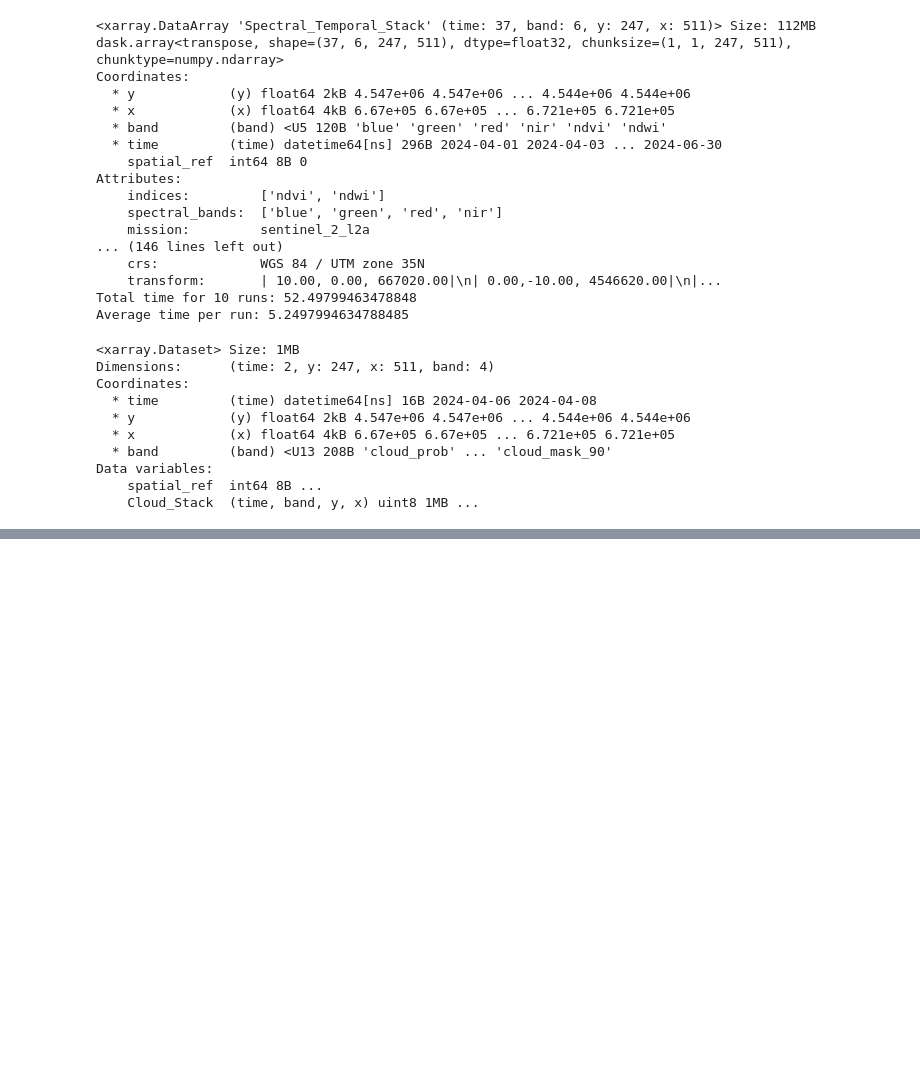
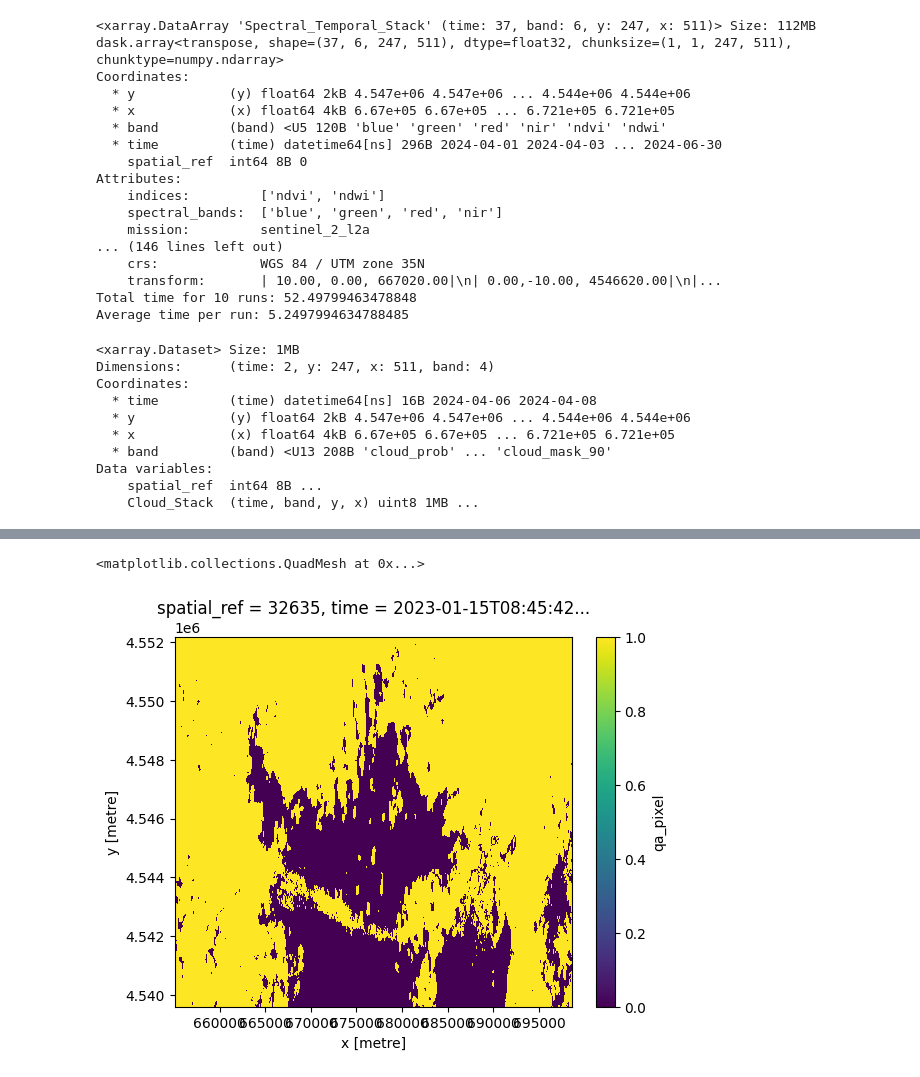
Before and after one commit to BaturalpArisoy/stac2cube, a Jupyter notebook: interactive/interactive.ipynb, the cells around one changed output, grey strips where cells are left out. Saved outputs shown, nothing was run; the diff lists cells and outputs as text; code cells hidden in the pictures; blank space fills up the shorter version.

```diff
--- a/interactive/interactive.ipynb
+++ b/interactive/interactive.ipynb
@@ -283,0 +430,7 @@ Time threshold reached! Exiting loop and exporting the collected cloud maps...
+# %%
+cloud_mask = ((stac.qa_pixel >> 3) & 1).astype(bool)
+# %%
+cloud_mask[2].plot()
+# %% [output]
+<matplotlib.collections.QuadMesh at 0x...>
+[figure, added]
```
Also changed, not shown: parts of 33 cells of this notebook, 21 other files.
